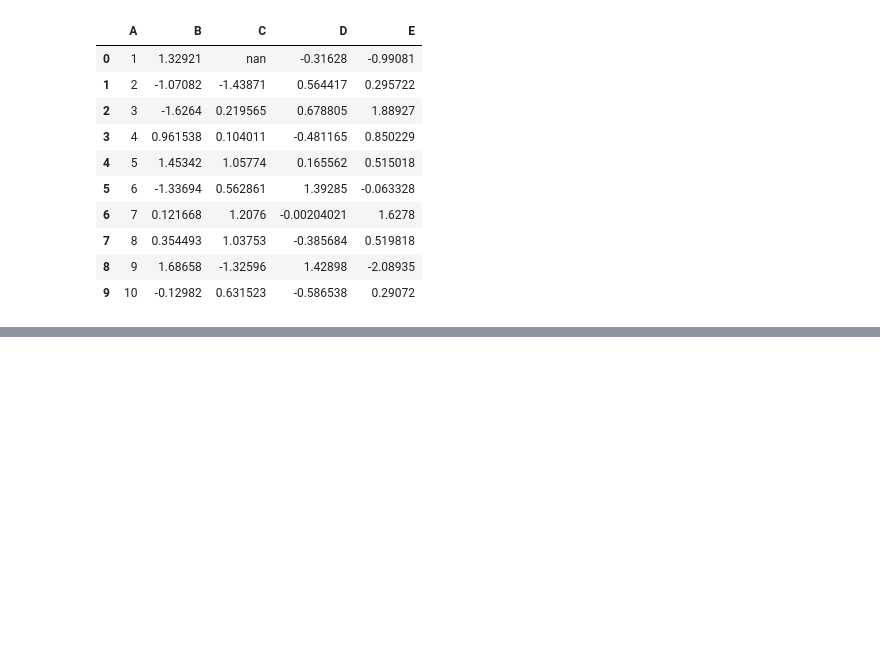
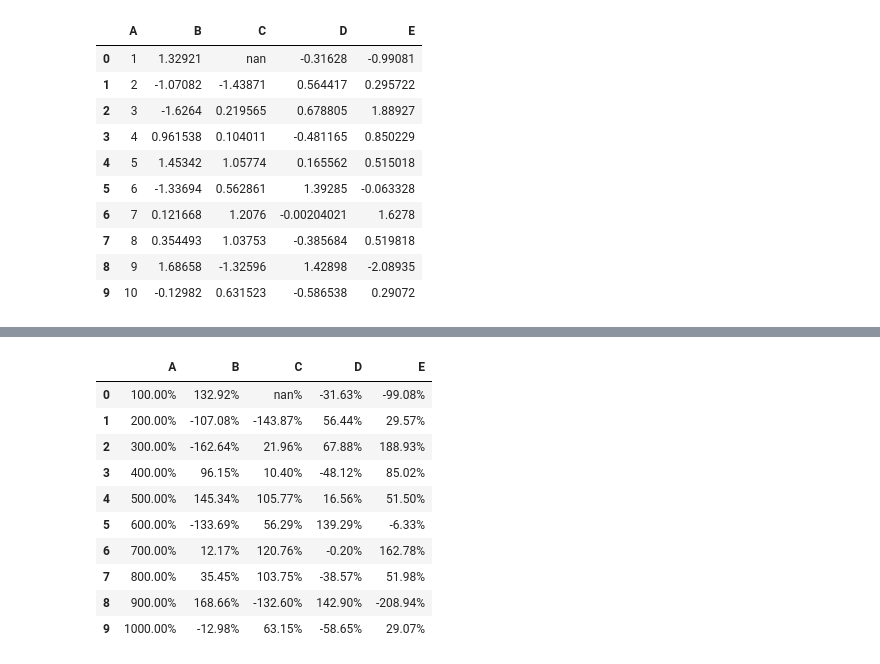
Before and after one commit to hceballos/Notebooks, a Jupyter notebook: DataFrame Estilos.ipynb, the cells around one changed output, grey strips where cells are left out. Cells and saved outputs as stored; diff of their text form; code cells hidden in the pictures; blank space fills up the shorter version.

```diff
--- a/DataFrame Estilos.ipynb
+++ b/DataFrame Estilos.ipynb
@@ -87,0 +157,16 @@ df.style.apply(highlight_max)
+# %%
+# Formato de valores, en este caso % con 2 decimales
+
+df.style.format("{:.2%}")
+# %% [output]
+|  | A | B | C | D | E |
+| 0 | 100.00% | 132.92% | nan% | -31.63% | -99.08% |
+| 1 | 200.00% | -107.08% | -143.87% | 56.44% | 29.57% |
+| 2 | 300.00% | -162.64% | 21.96% | 67.88% | 188.93% |
+| 3 | 400.00% | 96.15% | 10.40% | -48.12% | 85.02% |
+| 4 | 500.00% | 145.34% | 105.77% | 16.56% | 51.50% |
+| 5 | 600.00% | -133.69% | 56.29% | 139.29% | -6.33% |
+| 6 | 700.00% | 12.17% | 120.76% | -0.20% | 162.78% |
+| 7 | 800.00% | 35.45% | 103.75% | -38.57% | 51.98% |
+| 8 | 900.00% | 168.66% | -132.60% | 142.90% | -208.94% |
+| 9 | 1000.00% | -12.98% | 63.15% | -58.65% | 29.07% |
```
Also changed, not shown: parts of 27 cells of this notebook.
